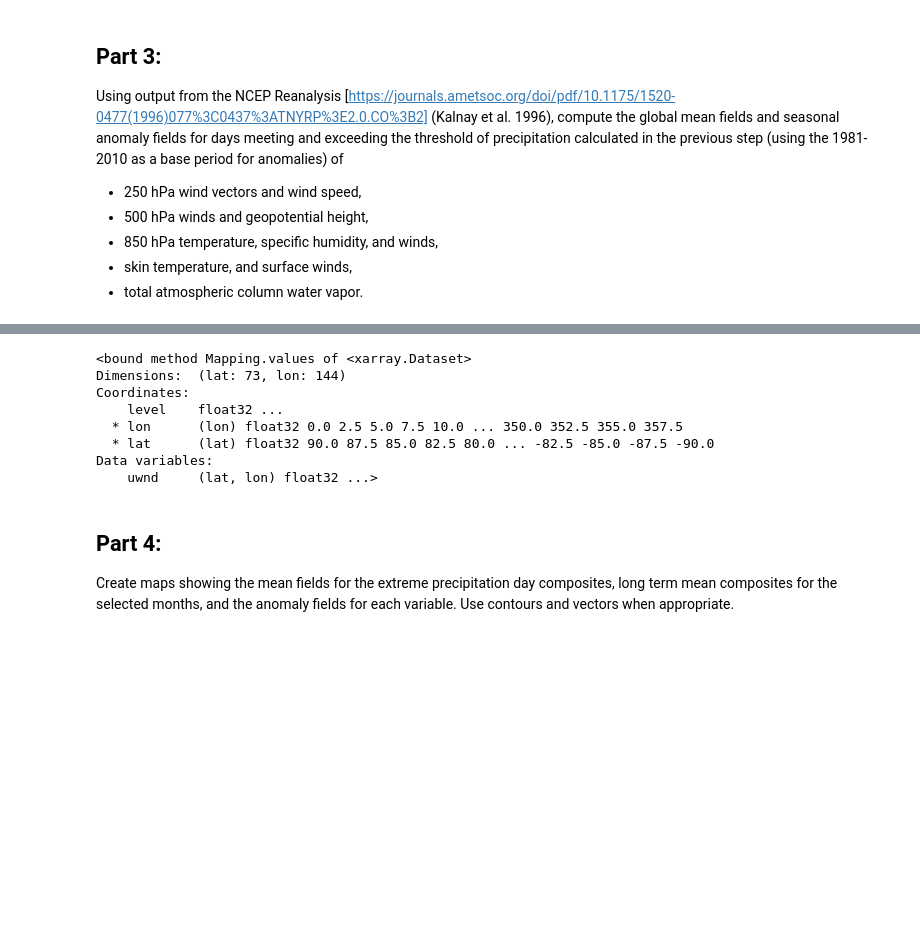
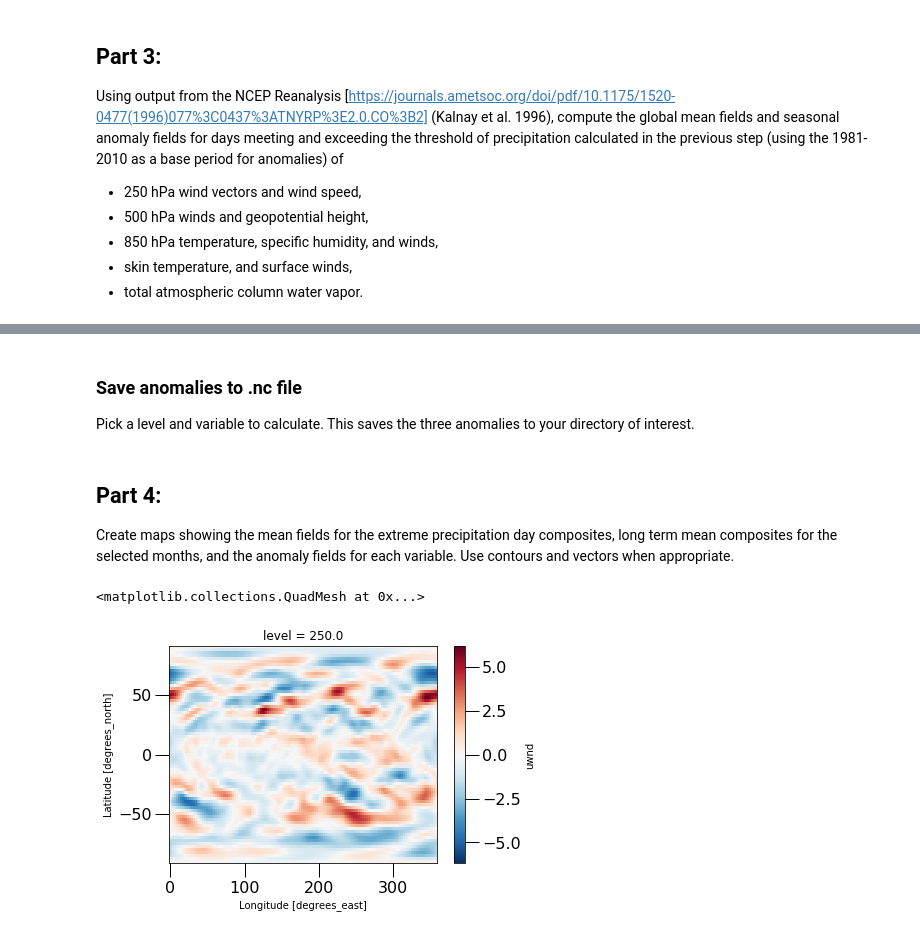
Before and after one commit to pgarg7/ATMS-597-SP-2020, a Jupyter notebook: project3.ipynb, the cells around one changed output, grey strips where cells are left out. Cells and saved outputs as stored; diff of their text form; code cells hidden in the pictures; blank space fills up the shorter version.

```diff
--- a/project3.ipynb
+++ b/project3.ipynb
@@ -49,3 +57,5 @@ def is_jja(month):
+# %%
+YOUR_DIRECTORY = '/content/drive/My Drive/Colab Notebooks/ATMS597/'
 # %% [markdown]
 ## Part 1:
 Aggregate daily rainfall data from the Global Precipitaiton Climatology Project 1 degree daily precipitation data over the period 1996 - 2019 into a single file from daily files, available here: [https://www.ncei.noaa.gov/data/global-precipitation-climatology-project-gpcp-daily/access/].
@@ -359,12 +317,3 @@ PermissionError: ignored
-# %%
-temp2 = xr.open_dataset('uwnd_250_anomaly.nc')
-temp2.values
-# %% [output]
-<bound method Mapping.values of <xarray.Dataset>
-Dimensions:  (lat: 73, lon: 144)
-Coordinates:
-    level    float32 ...
-  * lon      (lon) float32 0.0 2.5 5.0 7.5 10.0 ... 350.0 352.5 355.0 357.5
-  * lat      (lat) float32 90.0 87.5 85.0 82.5 80.0 ... -82.5 -85.0 -87.5 -90.0
-Data variables:
-    uwnd     (lat, lon) float32 ...>
+# %% [markdown]
+### Save anomalies to .nc file
+Pick a level and variable to calculate. This saves the three anomalies to your directory of interest.
@@ -371,3 +328,13 @@ Data variables:
 # %% [markdown]
 ## Part 4:
 Create maps showing the mean fields for the extreme precipitation day composites, long term mean composites for the selected months, and the anomaly fields for each variable. Use contours and vectors when appropriate.
+# %%
+# Import all of the necessary files
+uwnd_250_anomaly = xr.open_dataset(YOUR_DIRECTORY + 'uwnd_250_anomaly.nc')
+uwnd_250_extreme = xr.open_dataset(YOUR_DIRECTORY + 'uwnd_250_extreme.nc')
+uwnd_250_ltm = xr.open_dataset(YOUR_DIRECTORY + 'uwnd_250_ltm.nc')
+# %%
+uwnd_250_anomaly['uwnd'].plot()
+# %% [output]
+<matplotlib.collections.QuadMesh at 0x...>
+[figure, added]
```
Also changed, not shown: parts of 19 cells of this notebook.
